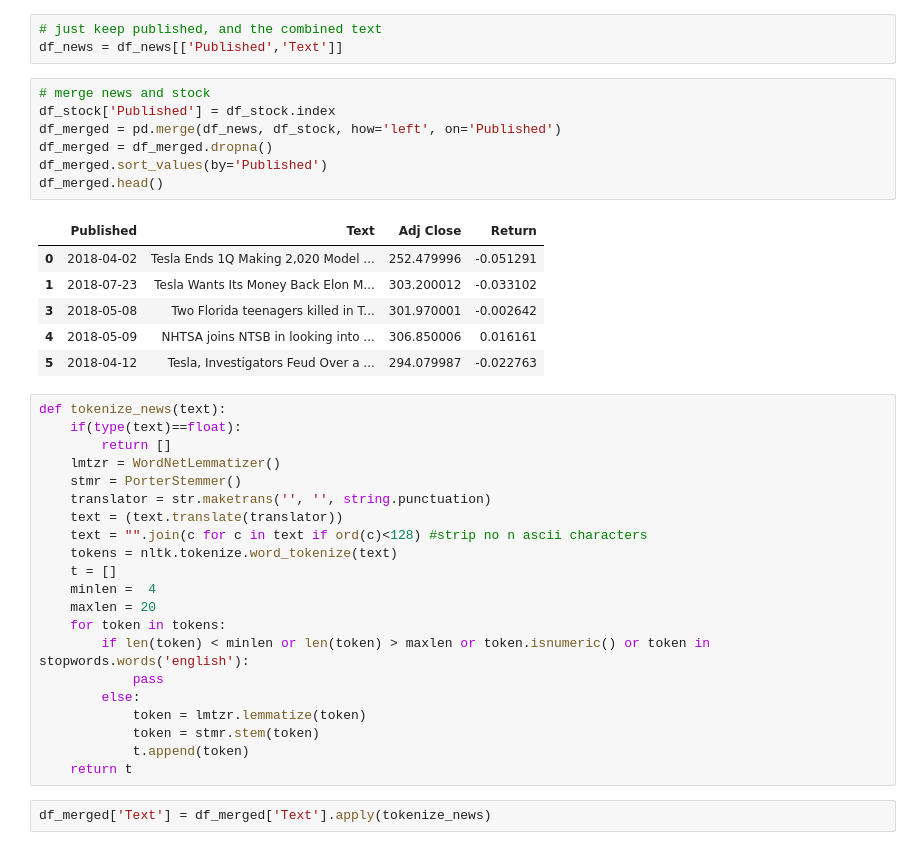
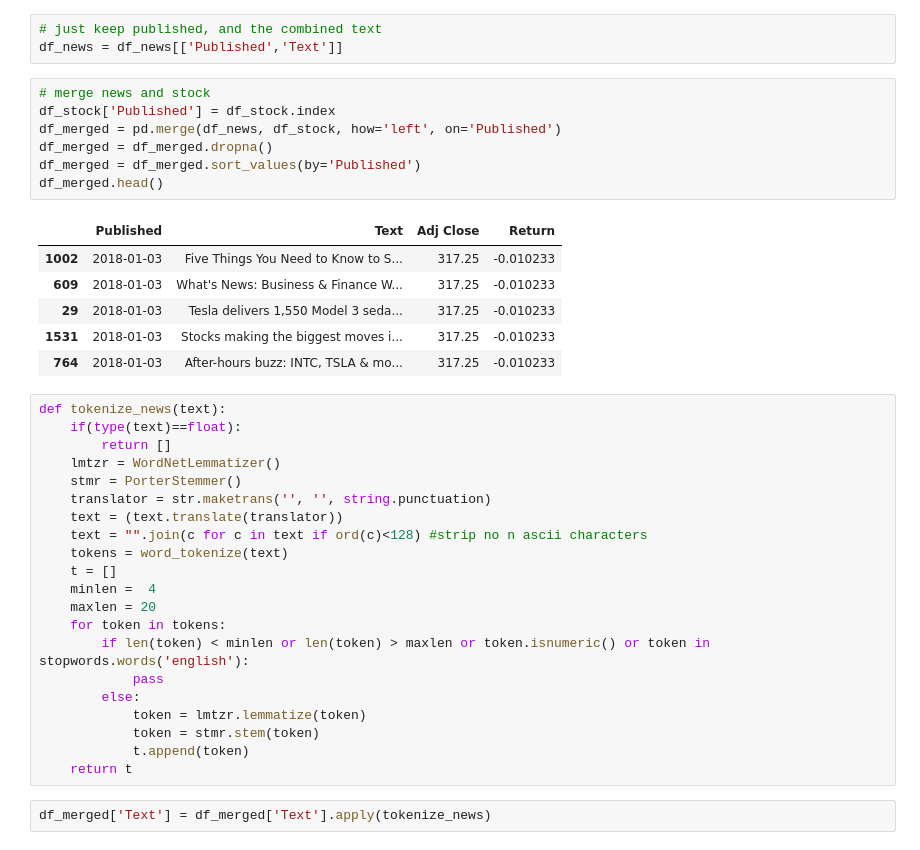
Before and after one commit to jameschanx/Sentiment_Stock_Trader-NLP, a Jupyter notebook: Sentiment Trader.ipynb, the cells around one changed output. Cells and saved outputs as stored; diff of their text form.

```diff
--- a/Sentiment Trader.ipynb
+++ b/Sentiment Trader.ipynb
@@ -94,17 +97,17 @@ df_news = df_news[['Published','Text']]
 # %%
 # merge news and stock
 df_stock['Published'] = df_stock.index
 df_merged = pd.merge(df_news, df_stock, how='left', on='Published')
 df_merged = df_merged.dropna()
-df_merged.sort_values(by='Published')
+df_merged = df_merged.sort_values(by='Published')
 df_merged.head()
 # %% [output]
 |  | Published | Text | Adj Close | Return |
-| 0 | 2018-04-02 | Tesla Ends 1Q Making 2,020 Model ... | 252.479996 | -0.051291 |
-| 1 | 2018-07-23 | Tesla Wants Its Money Back Elon M... | 303.200012 | -0.033102 |
-| 3 | 2018-05-08 | Two Florida teenagers killed in T... | 301.970001 | -0.002642 |
-| 4 | 2018-05-09 | NHTSA joins NTSB in looking into ... | 306.850006 | 0.016161 |
-| 5 | 2018-04-12 | Tesla, Investigators Feud Over a ... | 294.079987 | -0.022763 |
+| 1002 | 2018-01-03 | Five Things You Need to Know to S... | 317.25 | -0.010233 |
+| 609 | 2018-01-03 | What's News: Business & Finance W... | 317.25 | -0.010233 |
+| 29 | 2018-01-03 | Tesla delivers 1,550 Model 3 seda... | 317.25 | -0.010233 |
+| 1531 | 2018-01-03 | Stocks making the biggest moves i... | 317.25 | -0.010233 |
+| 764 | 2018-01-03 | After-hours buzz: INTC, TSLA & mo... | 317.25 | -0.010233 |
 # %%
 def tokenize_news(text):
     if(type(text)==float):
@@ -114,7 +117,7 @@ def tokenize_news(text):
     translator = str.maketrans('', '', string.punctuation)
     text = (text.translate(translator))
     text = "".join(c for c in text if ord(c)<128) #strip no n ascii characters
-    tokens = nltk.tokenize.word_tokenize(text)
+    tokens = word_tokenize(text)
     t = []
     minlen =  4
     maxlen = 20
```
Also changed, not shown: parts of 24 cells of this notebook.
